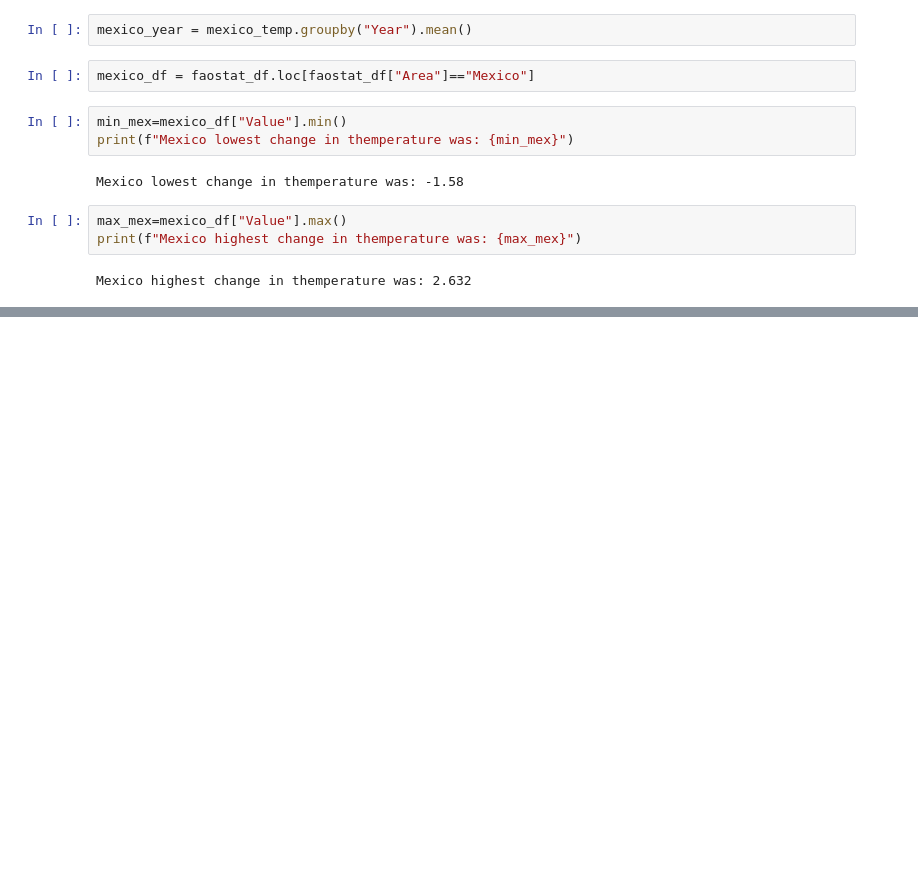
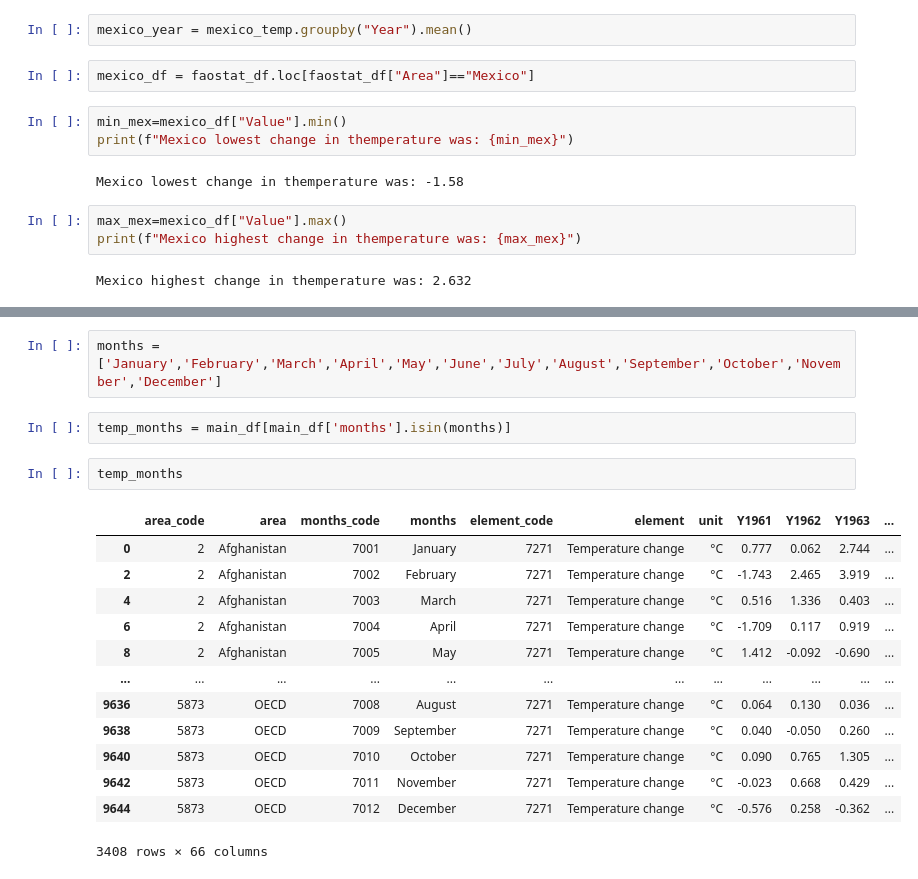
Before and after one commit to raulandresmoch/Global_Warming_Analysis, a Jupyter notebook: global_warming_analysis.ipynb, the cells around one changed output, grey strips where cells are left out. Drawn from its saved outputs; the diff is of its cells as text; blank space fills up the shorter version.

```diff
--- a/global_warming_analysis.ipynb
+++ b/global_warming_analysis.ipynb
@@ -150,0 +218,20 @@ mexico_df[mexico_df["Value"]== 2.632]
+# %%
+months =['January','February','March','April','May','June','July','August','September','October','November','December']
+# %%
+temp_months = main_df[main_df['months'].isin(months)]
+# %%
+temp_months
+# %% [output]
+|  | area_code | area | months_code | months | element_code | element | unit | Y1961 | Y1962 | Y1963 | ... |
+| 0 | 2 | Afghanistan | 7001 | January | 7271 | Temperature change | °C | 0.777 | 0.062 | 2.744 | ... |
+| 2 | 2 | Afghanistan | 7002 | February | 7271 | Temperature change | °C | -1.743 | 2.465 | 3.919 | ... |
+| 4 | 2 | Afghanistan | 7003 | March | 7271 | Temperature change | °C | 0.516 | 1.336 | 0.403 | ... |
+| 6 | 2 | Afghanistan | 7004 | April | 7271 | Temperature change | °C | -1.709 | 0.117 | 0.919 | ... |
+| 8 | 2 | Afghanistan | 7005 | May | 7271 | Temperature change | °C | 1.412 | -0.092 | -0.690 | ... |
+| ... | ... | ... | ... | ... | ... | ... | ... | ... | ... | ... | ... |
+| 9636 | 5873 | OECD | 7008 | August | 7271 | Temperature change | °C | 0.064 | 0.130 | 0.036 | ... |
+| 9638 | 5873 | OECD | 7009 | September | 7271 | Temperature change | °C | 0.040 | -0.050 | 0.260 | ... |
+| 9640 | 5873 | OECD | 7010 | October | 7271 | Temperature change | °C | 0.090 | 0.765 | 1.305 | ... |
+| 9642 | 5873 | OECD | 7011 | November | 7271 | Temperature change | °C | -0.023 | 0.668 | 0.429 | ... |
+| 9644 | 5873 | OECD | 7012 | December | 7271 | Temperature change | °C | -0.576 | 0.258 | -0.362 | ... |
+3408 rows × 66 columns
```
Also changed, not shown: parts of 15 cells of this notebook.
